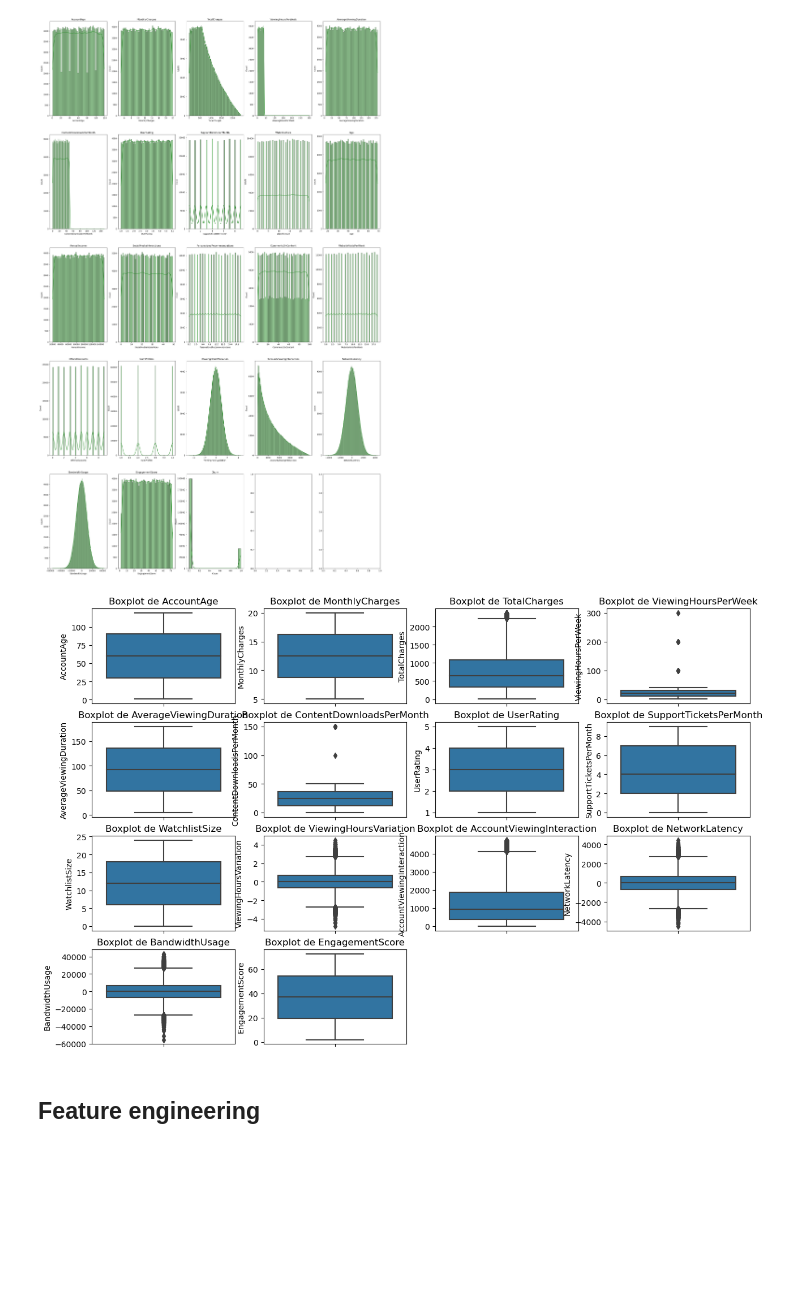
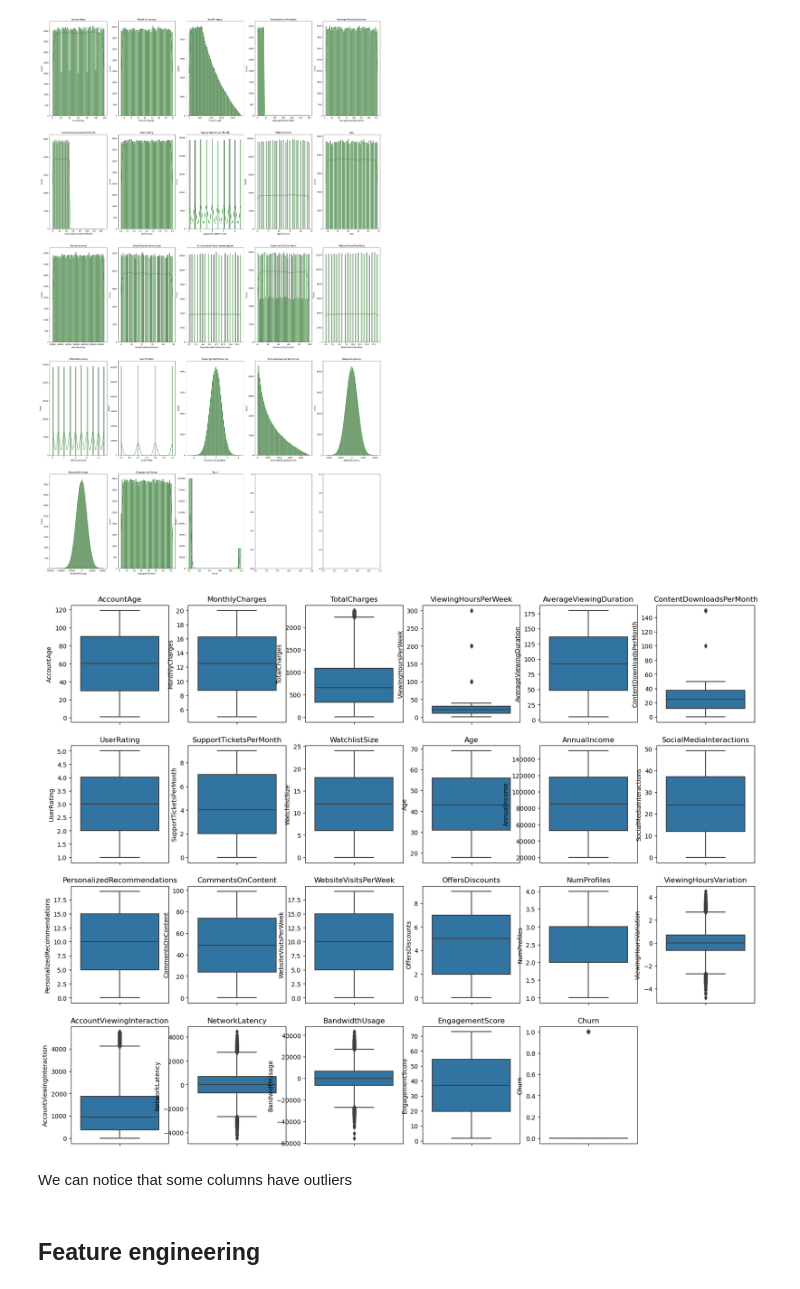
Before and after one commit to ochamodev/SL_Lab2_19001395_V, a Jupyter notebook: sl_lab2_19001395_V.ipynb, the cells around one changed output. Drawn from its saved outputs; the diff is of its cells as text; code cells hidden in the pictures; blank space fills up the shorter version.

```diff
--- a/sl_lab2_19001395_V.ipynb
+++ b/sl_lab2_19001395_V.ipynb
@@ -236,7 +227,5 @@ def plotScatterPlot(data: pd.DataFrame, col: str):
 # %%
-numerics = ['int16', 'int32', 'int64', 'float16', 'float32', 'float64']
-
-plotDf = allDataDataFrame.select_dtypes(numerics)
+plotDf = allDataDataFrame.select_dtypes(Constants.numerics)
 
 fig, axes = plt.subplots(nrows=5, ncols=5)
 axes = axes.flatten()
@@ -248,16 +237,16 @@ for ax, col in zip(axes, plotDf.columns):
 # %% [output]
 [figure]
 # %%
-numeric_columns = allDataDataFrameCopy.select_dtypes(include=['float64', 'int64']).columns
-
-plt.figure(figsize=(15, 10))
-for i, column in enumerate(numeric_columns, 1):
-    plt.subplot(4, 4, i)
-    sns.boxplot(data=allDataDataFrameCopy, y=column)
-    plt.title(f'Boxplot de {column}')
+plt.figure(figsize=(20, 20))
+for i, column in enumerate(plotDf, 1):
+    plt.subplot(5, 6, i)
+    sns.boxplot(data=plotDf, y=column)
+    plt.title(column)
 
 plt.show()
 # %% [output]
-[figure, old version]
+[figure, new version]
+# %% [markdown]
+We can notice that some columns have outliers
 # %% [markdown]
 ## Feature engineering
```
Also changed, not shown: parts of 22 cells of this notebook, 2 other files.
